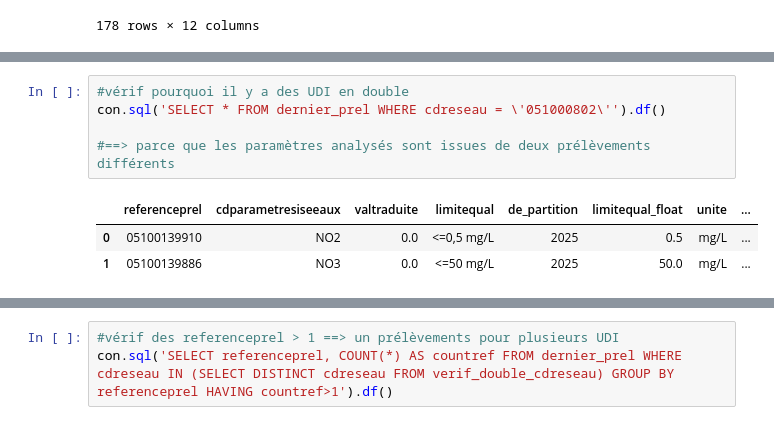
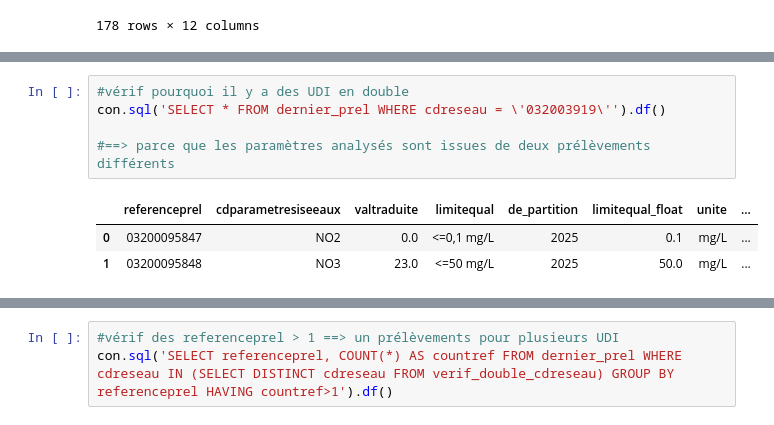
Before and after one commit to dataforgoodfr/13_pollution_eau, a Jupyter notebook: analytics/notebooks/résultat_nitrates_dbt_model.ipynb, the cells around one changed output, grey strips where cells are left out. Saved outputs shown, nothing was run; the diff lists cells and outputs as text.

Commit message:
ajout consultation d'un cdreseau avec prel NO2 et NO3 différent

```diff
--- a/analytics/notebooks/résultat_nitrates_dbt_model.ipynb
+++ b/analytics/notebooks/résultat_nitrates_dbt_model.ipynb
@@ -233,13 +233,13 @@ verif_double_cdreseau
 469 rows × 2 columns
 # %%
 #vérif pourquoi il y a des UDI en double
-con.sql('SELECT * FROM dernier_prel WHERE cdreseau = \'051000802\'').df()
+con.sql('SELECT * FROM dernier_prel WHERE cdreseau = \'032003919\'').df()
 
 #==> parce que les paramètres analysés sont issues de deux prélèvements différents
 # %% [output]
 |  | referenceprel | cdparametresiseeaux | valtraduite | limitequal | de_partition | limitequal_float | unite | ... |
-| 0 | 05100139910 | NO2 | 0.0 | <=0,5 mg/L | 2025 | 0.5 | mg/L | ... |
-| 1 | 05100139886 | NO3 | 0.0 | <=50 mg/L | 2025 | 50.0 | mg/L | ... |
+| 0 | 03200095847 | NO2 | 0.0 | <=0,1 mg/L | 2025 | 0.1 | mg/L | ... |
+| 1 | 03200095848 | NO3 | 23.0 | <=50 mg/L | 2025 | 50.0 | mg/L | ... |
 # %%
 #VERIFICATION écart de date entre les prélèvements
 con.sql(' SELECT cdreseau, MAX(datetimeprel) - MIN(datetimeprel)  AS ecartprel  FROM dernier_prel GROUP BY cdreseau HAVING ecartprel <> INTERVAL \'0 days\' ORDER BY ecartprel DESC').df()
```
Also changed, not shown: parts of 3 cells of this notebook.
